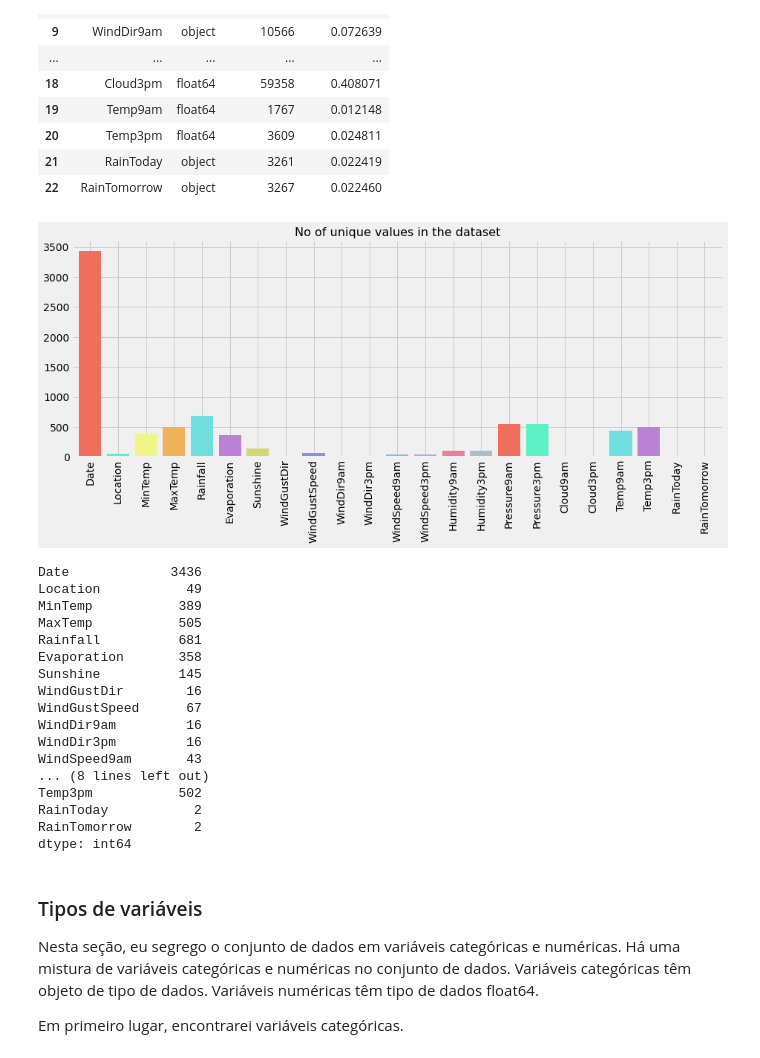
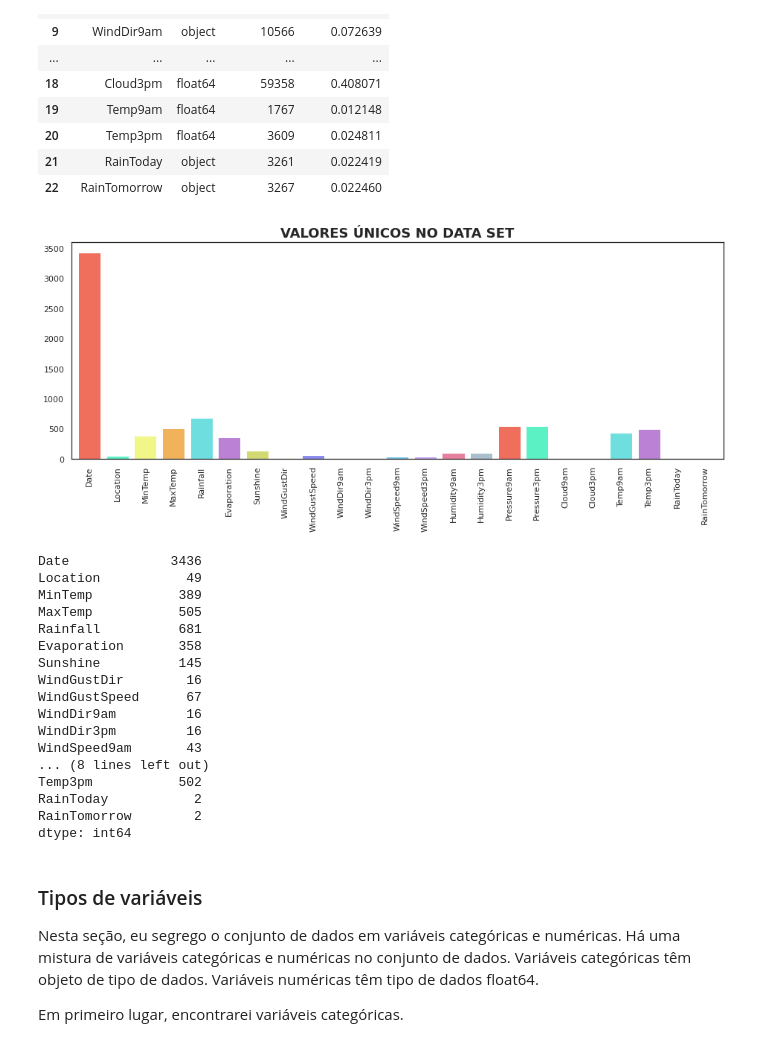
Before and after one commit to Rodrigo-Lopes-de-Andrade/Artigos_e_Projetos, a Jupyter notebook: 00_Regressão_Logistica.ipynb, the cells around one changed output. Drawn from its saved outputs; the diff is of its cells as text; code cells hidden in the pictures.

```diff
--- a/00_Regressão_Logistica.ipynb
+++ b/00_Regressão_Logistica.ipynb
@@ -157,8 +157,8 @@ import numpy as np # linear algebra
 import pandas as pd # data processing, CSV file I/O (e.g. pd.read_csv)
 import matplotlib.pyplot as plt # data visualization
 import seaborn as sns # statistical data visualization
-# %%
-plt.style.use('fivethirtyeight')
+# %%
+sns.set_style("darkgrid")
 # %%
 colors = ['#F06E5C','#5CF0C5','#F1F689','#F0B35C','#6EDEDE',
           '#BB81D5','#D3D972','#EB83EE','#8B8CED','#F09674',
@@ -316,12 +316,12 @@ null_count()
 # %%
 # Cardinalidade
 plt.figure(figsize=(14,5))
 df.nunique().plot(kind='bar', width=.8, color=colors)
-plt.title('No of unique values in the dataset', size=16)
+plt.title('VALORES ÚNICOS NO DATA SET', fontsize=18, fontweight='bold')
 plt.show()
 print(df.nunique())
 # %% [output]
-[figure, old version]
+[figure, new version]
 Date             3436
 Location           49
 MinTemp           389
```
Also changed, not shown: parts of 16 cells of this notebook.
